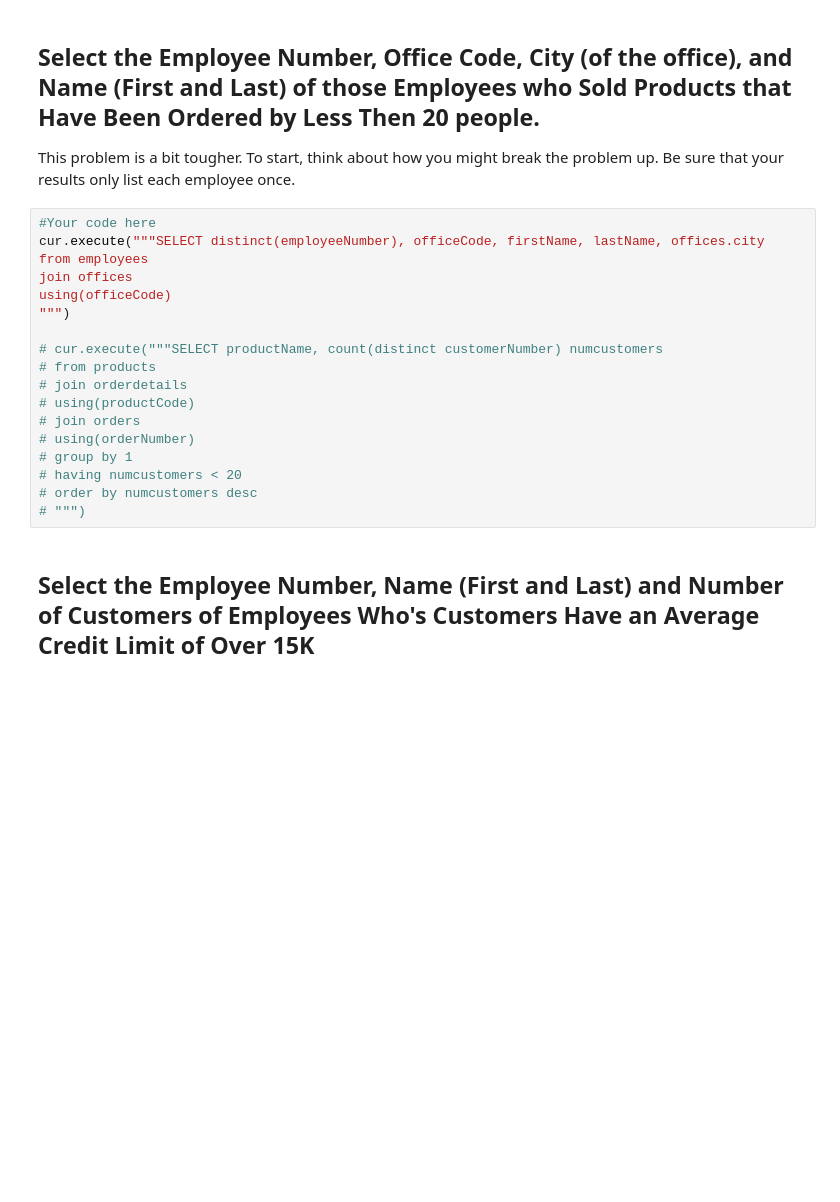
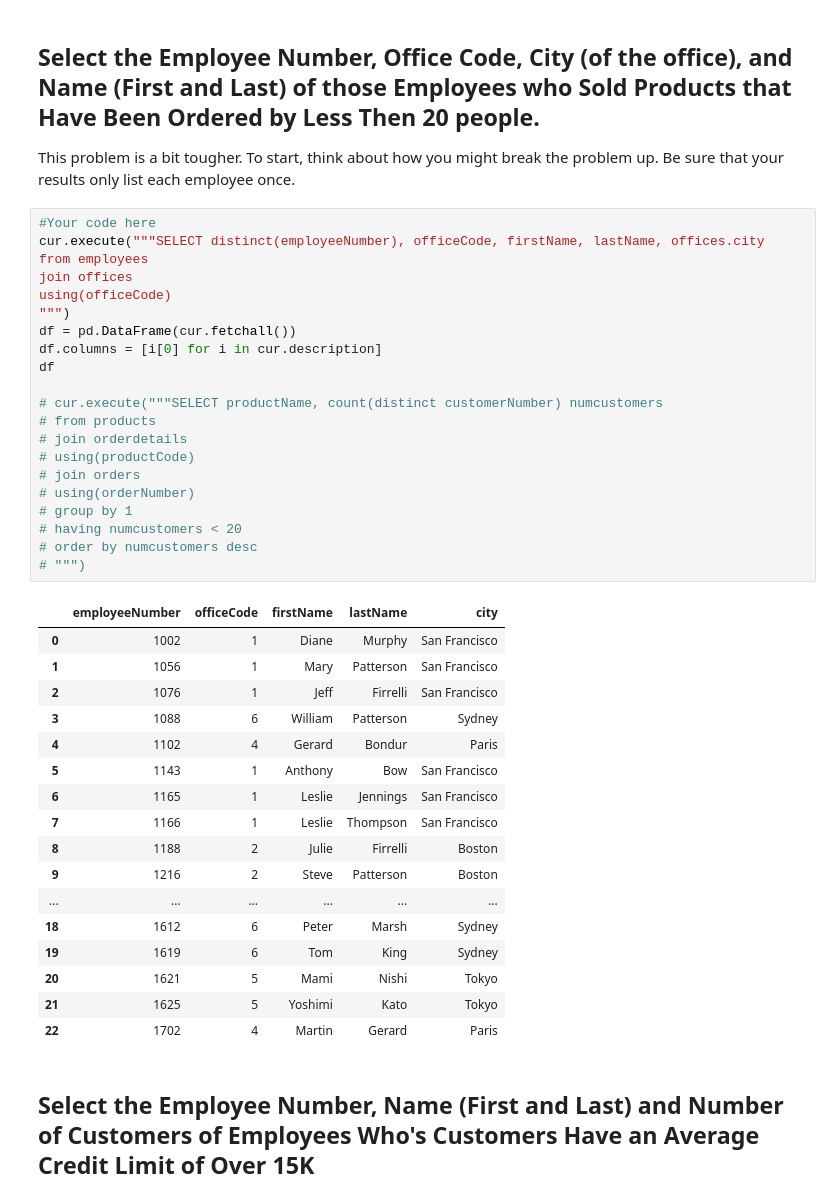
Before and after one commit to Jpeck219/dsc-sql-subqueries-lab-nyc-ds-060319, a Jupyter notebook: index.ipynb, the cells around one changed output. Cells and saved outputs as stored; diff of their text form; blank space fills up the shorter version.

```diff
--- a/index.ipynb
+++ b/index.ipynb
@@ -148,21 +148,42 @@ This problem is a bit tougher. To start, think about how you might break the pro
 # %%
 #Your code here
 cur.execute("""SELECT distinct(employeeNumber), officeCode, firstName, lastName, offices.city
 from employees
 join offices
 using(officeCode)
 """)
+df = pd.DataFrame(cur.fetchall())
+df.columns = [i[0] for i in cur.description]
+df
 
 # cur.execute("""SELECT productName, count(distinct customerNumber) numcustomers
 # from products
 # join orderdetails
 # using(productCode)
 # join orders
 # using(orderNumber)
 # group by 1
 # having numcustomers < 20
 # order by numcustomers desc
 # """)
+# %% [output]
+|  | employeeNumber | officeCode | firstName | lastName | city |
+| 0 | 1002 | 1 | Diane | Murphy | San Francisco |
+| 1 | 1056 | 1 | Mary | Patterson | San Francisco |
+| 2 | 1076 | 1 | Jeff | Firrelli | San Francisco |
+| 3 | 1088 | 6 | William | Patterson | Sydney |
+| 4 | 1102 | 4 | Gerard | Bondur | Paris |
+| 5 | 1143 | 1 | Anthony | Bow | San Francisco |
+| 6 | 1165 | 1 | Leslie | Jennings | San Francisco |
+| 7 | 1166 | 1 | Leslie | Thompson | San Francisco |
+| 8 | 1188 | 2 | Julie | Firrelli | Boston |
+| 9 | 1216 | 2 | Steve | Patterson | Boston |
+| ... | ... | ... | ... | ... | ... |
+| 18 | 1612 | 6 | Peter | Marsh | Sydney |
+| 19 | 1619 | 6 | Tom | King | Sydney |
+| 20 | 1621 | 5 | Mami | Nishi | Tokyo |
+| 21 | 1625 | 5 | Yoshimi | Kato | Tokyo |
+| 22 | 1702 | 4 | Martin | Gerard | Paris |
 # %% [markdown]
 ## Select the Employee Number, Name (First and Last) and Number of Customers of Employees Who's Customers Have an Average Credit Limit of Over 15K
 # %%
```
